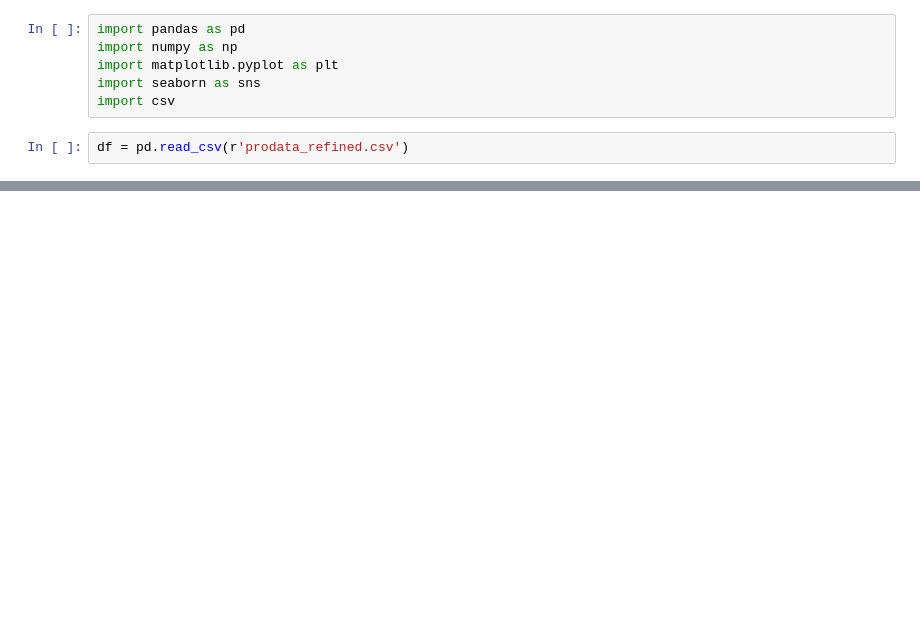
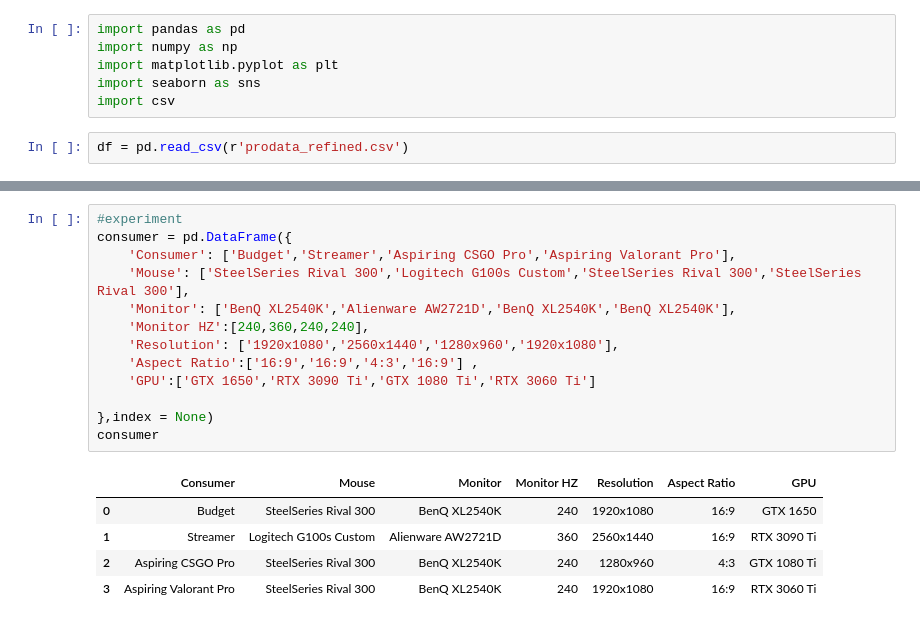
Before and after one commit to jacneeley/CompetitiveFPSData, a Jupyter notebook: Q3.ipynb, the cells around one changed output, grey strips where cells are left out. Cells and saved outputs as stored; diff of their text form; blank space fills up the shorter version.

```diff
--- a/Q3.ipynb
+++ b/Q3.ipynb
@@ -65,0 +130,19 @@ m[m['In Use'] == m['In Use'].max()]
+# %%
+#experiment
+consumer = pd.DataFrame({
+    'Consumer': ['Budget','Streamer','Aspiring CSGO Pro','Aspiring Valorant Pro'],
+    'Mouse': ['SteelSeries Rival 300','Logitech G100s Custom','SteelSeries Rival 300','SteelSeries Rival 300'],
+    'Monitor': ['BenQ XL2540K','Alienware AW2721D','BenQ XL2540K','BenQ XL2540K'],
+    'Monitor HZ':[240,360,240,240],
+    'Resolution': ['1920x1080','2560x1440','1280x960','1920x1080'],
+    'Aspect Ratio':['16:9','16:9','4:3','16:9'] ,
+    'GPU':['GTX 1650','RTX 3090 Ti','GTX 1080 Ti','RTX 3060 Ti']
+
+},index = None)
+consumer
+# %% [output]
+|  | Consumer | Mouse | Monitor | Monitor HZ | Resolution | Aspect Ratio | GPU |
+| 0 | Budget | SteelSeries Rival 300 | BenQ XL2540K | 240 | 1920x1080 | 16:9 | GTX 1650 |
+| 1 | Streamer | Logitech G100s Custom | Alienware AW2721D | 360 | 2560x1440 | 16:9 | RTX 3090 Ti |
+| 2 | Aspiring CSGO Pro | SteelSeries Rival 300 | BenQ XL2540K | 240 | 1280x960 | 4:3 | GTX 1080 Ti |
+| 3 | Aspiring Valorant Pro | SteelSeries Rival 300 | BenQ XL2540K | 240 | 1920x1080 | 16:9 | RTX 3060 Ti |
```
Also changed, not shown: parts of 6 cells of this notebook.
